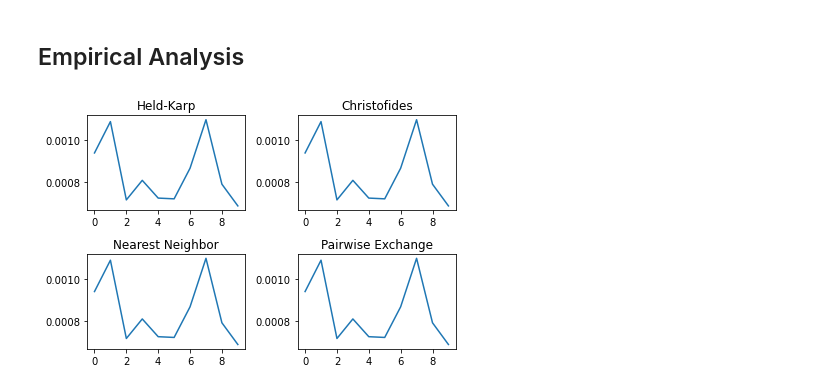
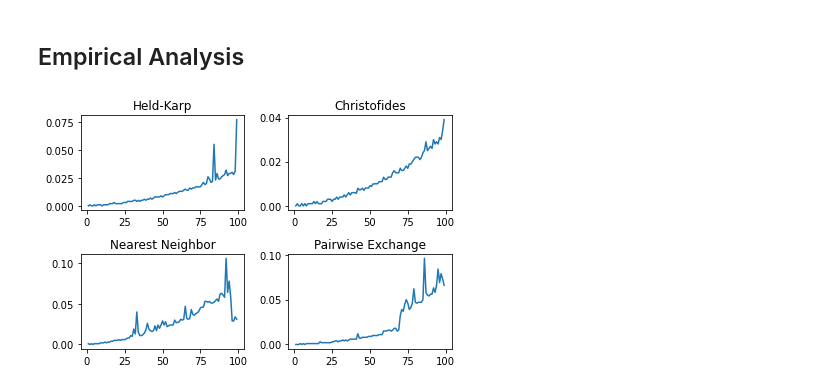
Before and after one commit to hurryingauto3/CS412-Algorithms-Final-Project, a Jupyter notebook: Implementations/Notebook/Implementation and Analysis.ipynb, the cells around one changed output. Saved outputs shown, nothing was run; the diff lists cells and outputs as text; code cells hidden in the pictures.

Commit message:
analysis completely working

```diff
--- a/Implementations/Notebook/Implementation and Analysis.ipynb
+++ b/Implementations/Notebook/Implementation and Analysis.ipynb
@@ -37,7 +37,7 @@ def cost_change(cost_mat, n1, n2, n3, n4):
 
 # Takes in an adjacency matrix and arbitrary route
 
-def two_opt(route, cost_mat):
+def pairwise_ex(route, cost_mat):
     best = route
     improved = True
     while improved:
@@ -193,4 +174,4 @@ def EA2(n, repeat):
 # %%
-Empirical_Analysis(10, 1)
+Empirical_Analysis(100, 1)
 # %% [output]
-[figure, old version]
+[figure, new version]
```
Also changed, not shown: parts of 4 cells of this notebook, 1 other file.
